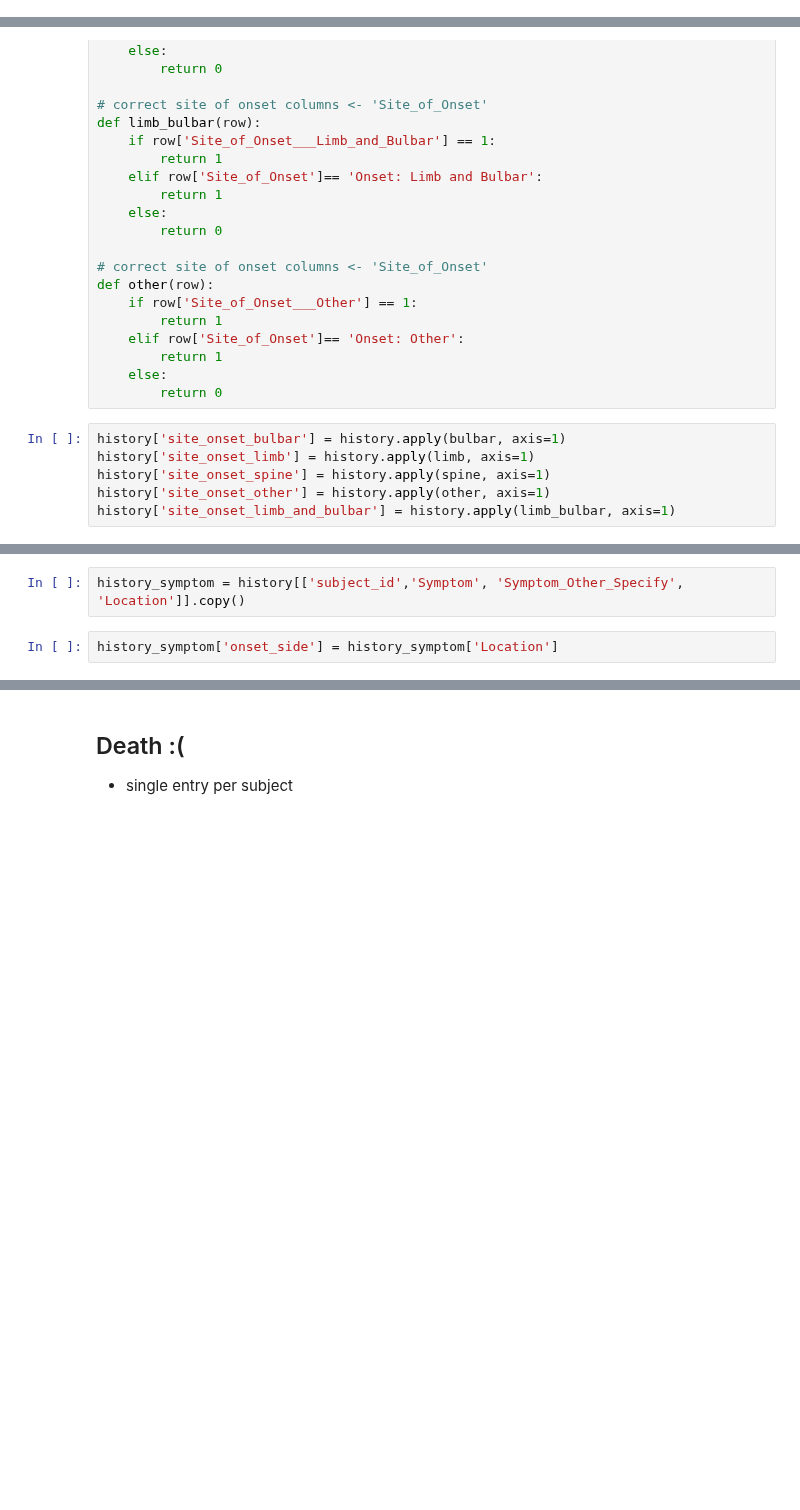
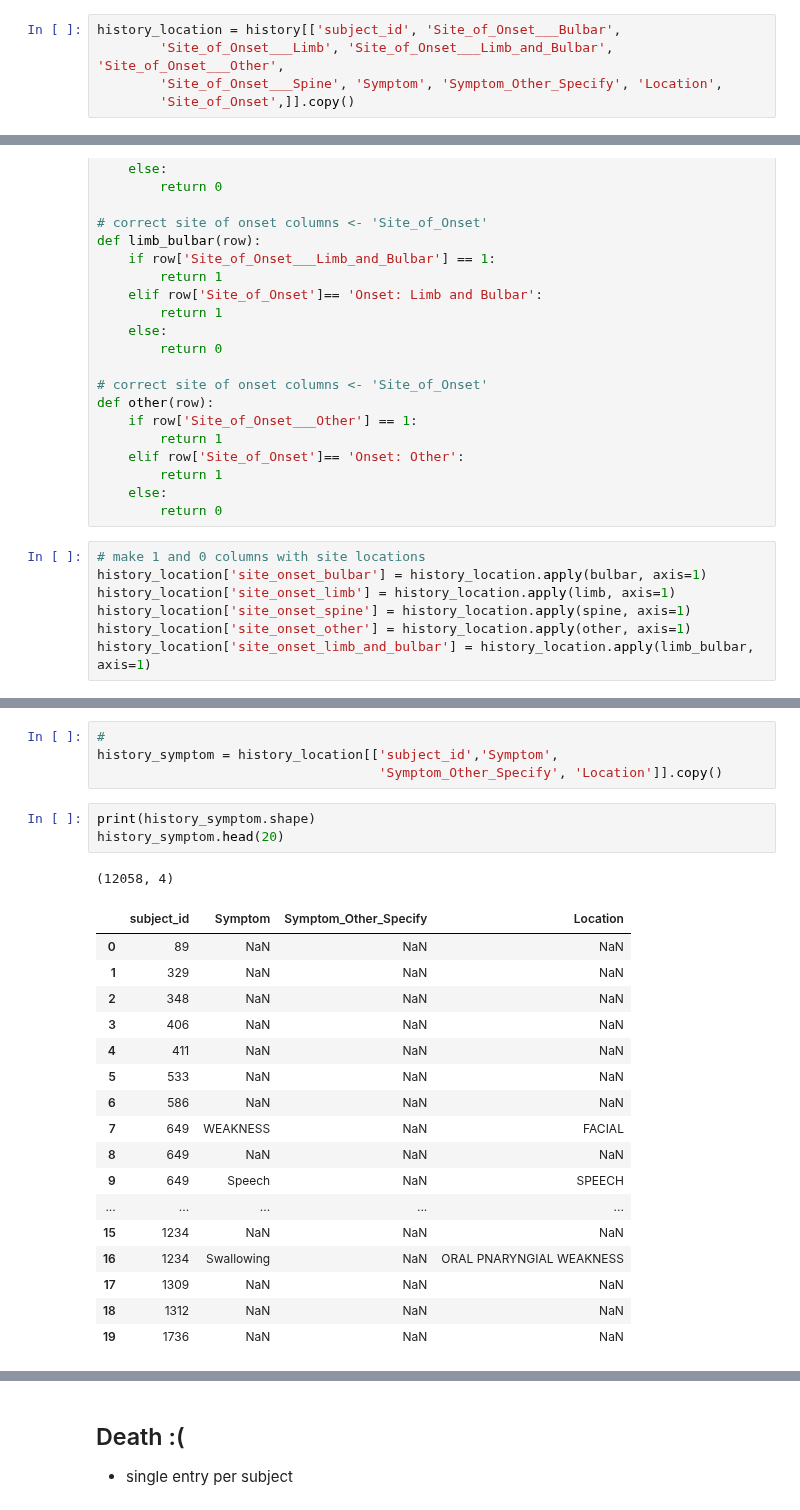
Before and after one commit to ttompk/als, a Jupyter notebook: eda.ipynb, the cells around one changed output, grey strips where cells are left out. Cells and saved outputs as stored; diff of their text form; blank space fills up the shorter version.

```diff
--- a/eda.ipynb
+++ b/eda.ipynb
@@ -244,0 +258,5 @@ onset.to_csv(filename, index=False)
+# %%
+history_location = history[['subject_id', 'Site_of_Onset___Bulbar',
+        'Site_of_Onset___Limb', 'Site_of_Onset___Limb_and_Bulbar', 'Site_of_Onset___Other',
+        'Site_of_Onset___Spine', 'Symptom', 'Symptom_Other_Specify', 'Location',
+        'Site_of_Onset',]].copy()
@@ -293,8 +322,9 @@ def other(row):
     else:
         return 0
 # %%
-history['site_onset_bulbar'] = history.apply(bulbar, axis=1)
-history['site_onset_limb'] = history.apply(limb, axis=1)
-history['site_onset_spine'] = history.apply(spine, axis=1)
-history['site_onset_other'] = history.apply(other, axis=1)
-history['site_onset_limb_and_bulbar'] = history.apply(limb_bulbar, axis=1)
+# make 1 and 0 columns with site locations
+history_location['site_onset_bulbar'] = history_location.apply(bulbar, axis=1)
+history_location['site_onset_limb'] = history_location.apply(limb, axis=1)
+history_location['site_onset_spine'] = history_location.apply(spine, axis=1)
+history_location['site_onset_other'] = history_location.apply(other, axis=1)
+history_location['site_onset_limb_and_bulbar'] = history_location.apply(limb_bulbar, axis=1)
@@ -301,4 +342,26 @@ history['site_onset_limb_and_bulbar'] = history.apply(limb_bulbar, axis=1)
 # %%
-history_symptom = history[['subject_id','Symptom', 'Symptom_Other_Specify', 'Location']].copy()
+#
+history_symptom = history_location[['subject_id','Symptom',
+                                    'Symptom_Other_Specify', 'Location']].copy()
-# %%
-history_symptom['onset_side'] = history_symptom['Location']
+# %%
+print(history_symptom.shape)
+history_symptom.head(20)
+# %% [output]
+(12058, 4)
+|  | subject_id | Symptom | Symptom_Other_Specify | Location |
+| 0 | 89 | NaN | NaN | NaN |
+| 1 | 329 | NaN | NaN | NaN |
+| 2 | 348 | NaN | NaN | NaN |
+| 3 | 406 | NaN | NaN | NaN |
+| 4 | 411 | NaN | NaN | NaN |
+| 5 | 533 | NaN | NaN | NaN |
+| 6 | 586 | NaN | NaN | NaN |
+| 7 | 649 | WEAKNESS | NaN | FACIAL |
+| 8 | 649 | NaN | NaN | NaN |
+| 9 | 649 | Speech | NaN | SPEECH |
+| ... | ... | ... | ... | ... |
+| 15 | 1234 | NaN | NaN | NaN |
+| 16 | 1234 | Swallowing | NaN | ORAL PNARYNGIAL WEAKNESS |
+| 17 | 1309 | NaN | NaN | NaN |
+| 18 | 1312 | NaN | NaN | NaN |
+| 19 | 1736 | NaN | NaN | NaN |
```
Also changed, not shown: parts of 26 cells of this notebook, 1 other file.
